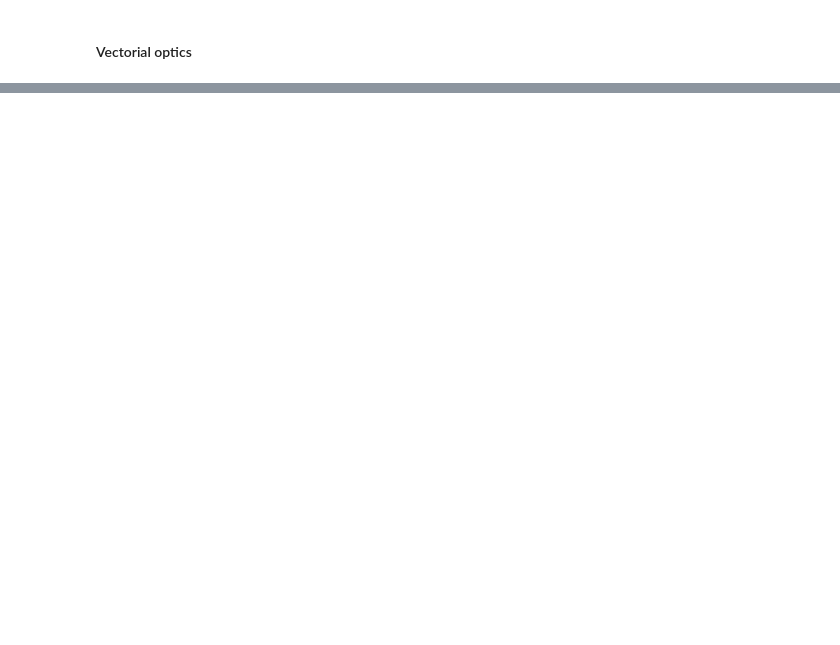
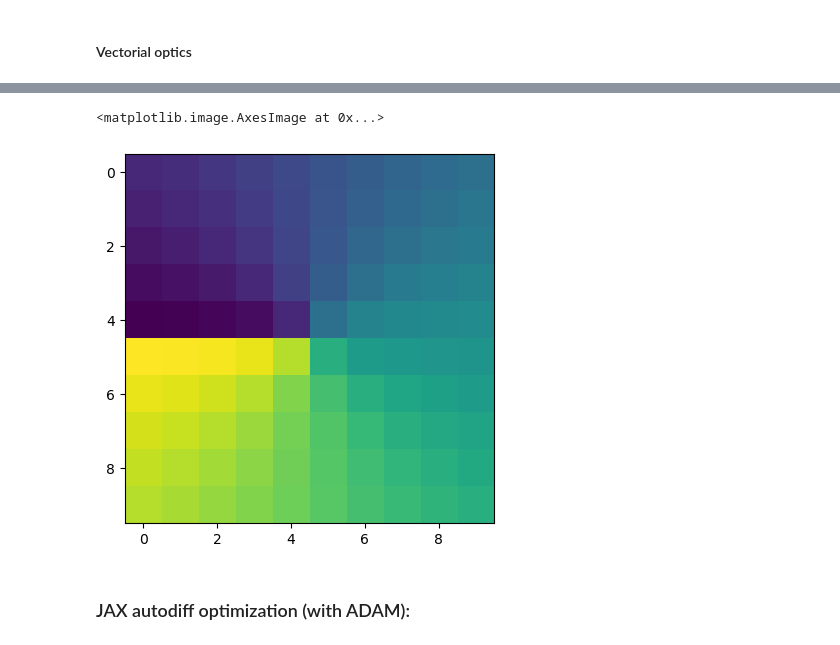
Before and after one commit to artificial-scientist-lab/XLuminA, a Jupyter notebook: xlumina/test_diffractio_vs_xlumina.ipynb, the cells around one changed output, grey strips where cells are left out. Cells and saved outputs as stored; diff of their text form; code cells hidden in the pictures; blank space fills up the shorter version.

Commit message:
Successful run - plotting spiral phases.

```diff
--- a/xlumina/test_diffractio_vs_xlumina.ipynb
+++ b/xlumina/test_diffractio_vs_xlumina.ipynb
@@ -50,0 +169,24 @@ print("Time taken for VCZT propagation - in seconds", time.perf_counter() - tic)
+# %%
+computational_window_size = 10
+# %%
+# System specs
+wavelength = 650*nm
+x_total = 1000*um
+x, y = space(x_total, computational_window_size)
+
+# Define the incident light: gaussian beam """
+w0 = (1200*um , 1200*um)
+gb = LightSource(x, y, wavelength)
+gb.gaussian_beam(w0=w0, E0=1)
+
+# Ground truth:
+gb_gt = ScalarLight(x, y, wavelength)
+phase_mask = jnp.arctan2(gb.Y,gb.X)
+gb_gt.field = gb.field * jnp.exp(1j * phase_mask)
+# %%
+plt.imshow(phase_mask)
+# %% [output]
+<matplotlib.image.AxesImage at 0x...>
+[figure, added]
+# %% [markdown]
+### JAX autodiff optimization (with ADAM):
```
Also changed, not shown: parts of 18 cells of this notebook.
